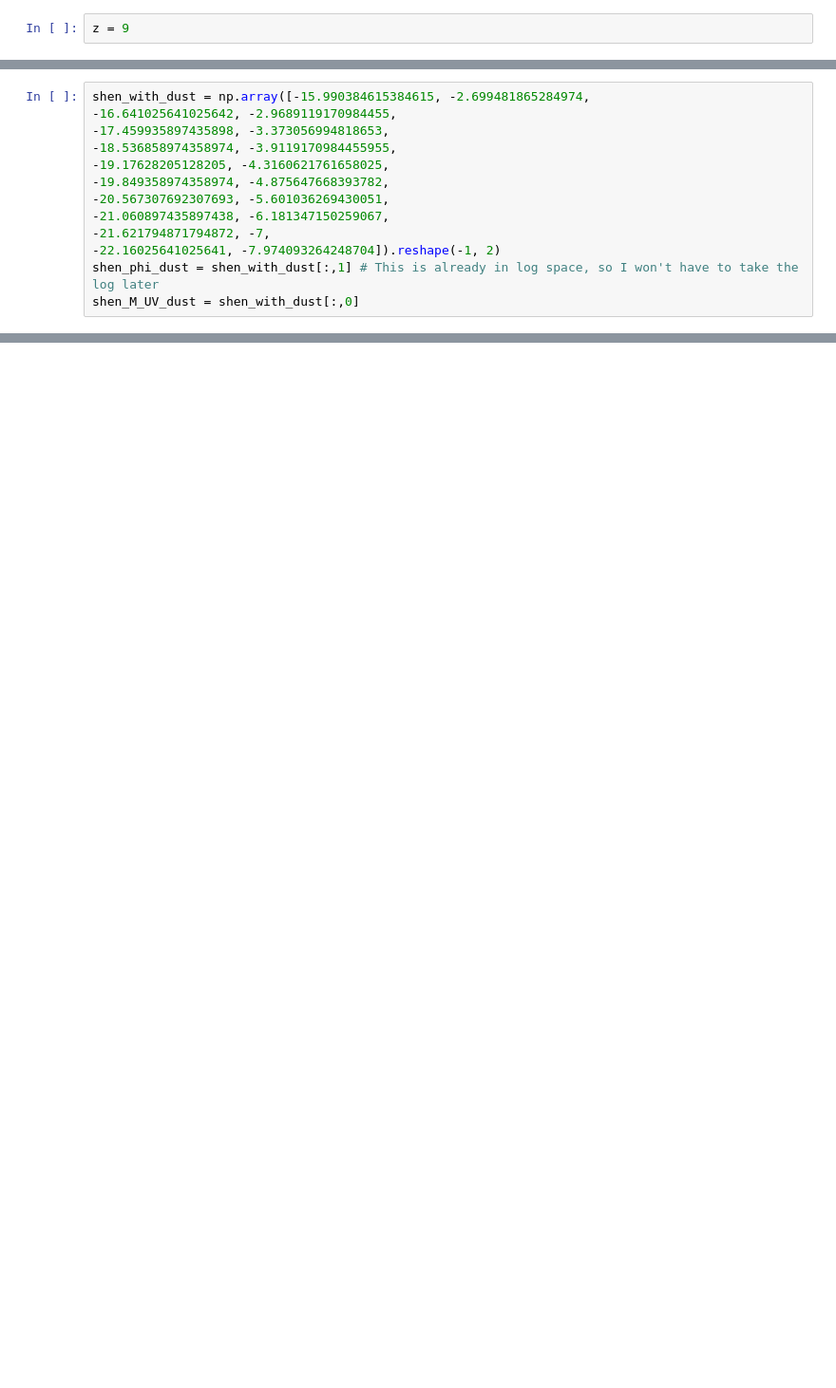
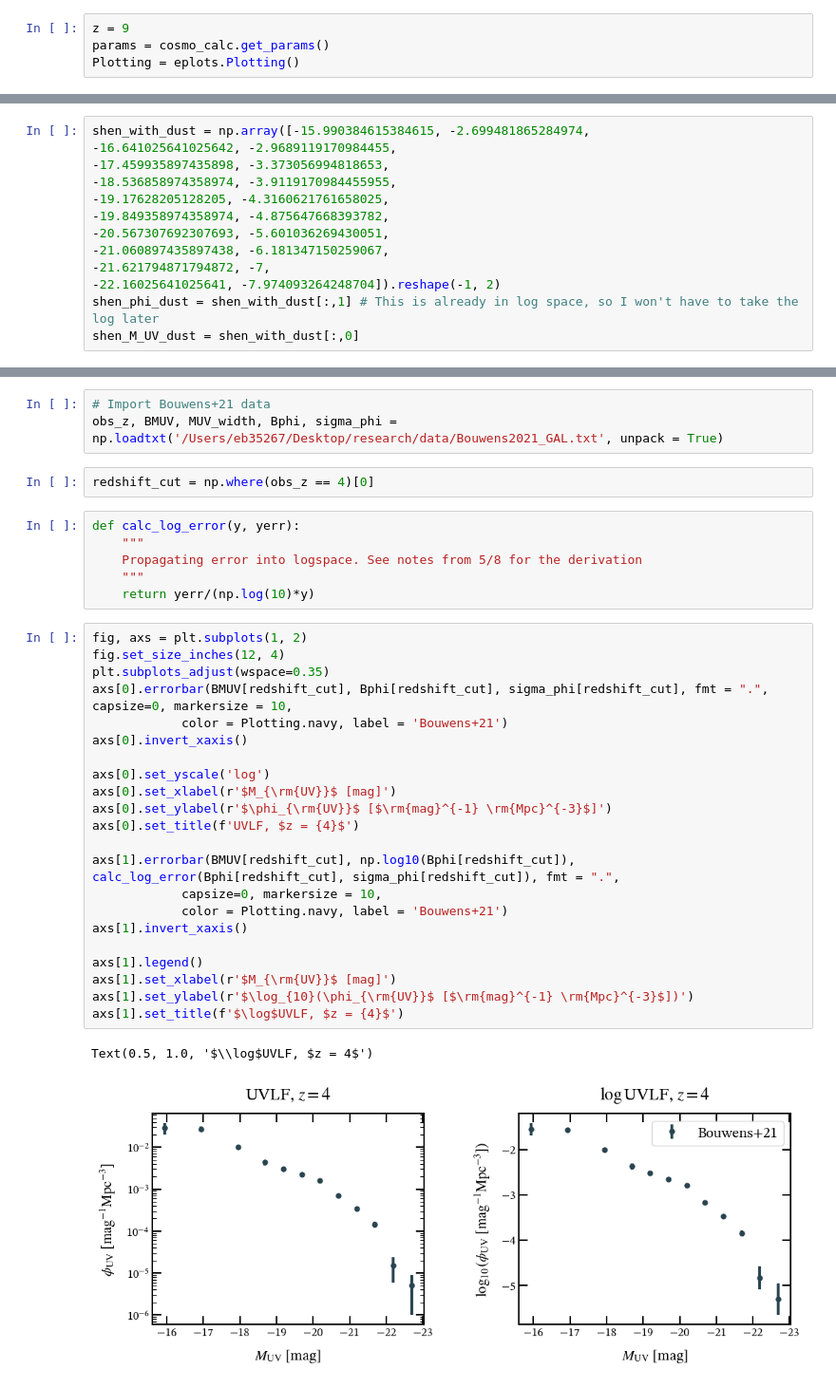
Before and after one commit to ebregou/modeling_stochasticity, a Jupyter notebook: notebooks/UVLF.ipynb, the cells around one changed output, grey strips where cells are left out. Shown at 95% size. Drawn from its saved outputs; the diff is of its cells as text; blank space fills up the shorter version.

```diff
--- a/notebooks/UVLF.ipynb
+++ b/notebooks/UVLF.ipynb
@@ -17,2 +21,4 @@ import corner
 # %%
 z = 9
+params = cosmo_calc.get_params()
+Plotting = eplots.Plotting()
@@ -383,0 +447,36 @@ fig = corner.corner(flat_samples, labels=labels)
+# %%
+# Import Bouwens+21 data
+obs_z, BMUV, MUV_width, Bphi, sigma_phi = np.loadtxt('/Users/eb35267/Desktop/research/data/Bouwens2021_GAL.txt', unpack = True)
+# %%
+redshift_cut = np.where(obs_z == 4)[0]
+# %%
+def calc_log_error(y, yerr):
+    """
+    Propagating error into logspace. See notes from 5/8 for the derivation
+    """
+    return yerr/(np.log(10)*y)
+# %%
+fig, axs = plt.subplots(1, 2)
+fig.set_size_inches(12, 4)
+plt.subplots_adjust(wspace=0.35)
+axs[0].errorbar(BMUV[redshift_cut], Bphi[redshift_cut], sigma_phi[redshift_cut], fmt = ".", capsize=0, markersize = 10,
+            color = Plotting.navy, label = 'Bouwens+21')
+axs[0].invert_xaxis()
+
+axs[0].set_yscale('log')
+axs[0].set_xlabel(r'$M_{\rm{UV}}$ [mag]')
+axs[0].set_ylabel(r'$\phi_{\rm{UV}}$ [$\rm{mag}^{-1} \rm{Mpc}^{-3}$]')
+axs[0].set_title(f'UVLF, $z = {4}$')
+
+axs[1].errorbar(BMUV[redshift_cut], np.log10(Bphi[redshift_cut]), calc_log_error(Bphi[redshift_cut], sigma_phi[redshift_cut]), fmt = ".",
+            capsize=0, markersize = 10,
+            color = Plotting.navy, label = 'Bouwens+21')
+axs[1].invert_xaxis()
+
+axs[1].legend()
+axs[1].set_xlabel(r'$M_{\rm{UV}}$ [mag]')
+axs[1].set_ylabel(r'$\log_{10}(\phi_{\rm{UV}}$ [$\rm{mag}^{-1} \rm{Mpc}^{-3}$])')
+axs[1].set_title(f'$\log$UVLF, $z = {4}$')
+# %% [output]
+Text(0.5, 1.0, '$\\log$UVLF, $z = 4$')
+[figure, added]
```
Also changed, not shown: parts of 50 cells of this notebook, 13 other files.
